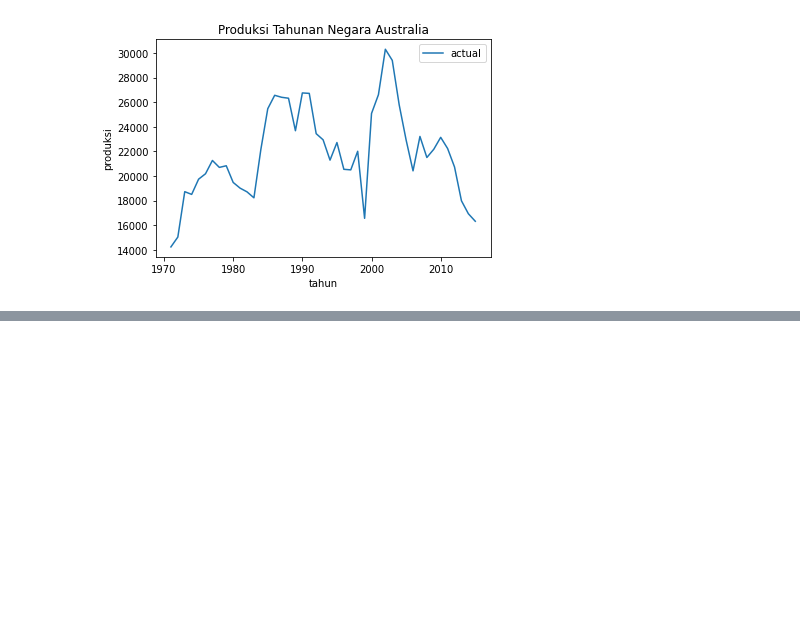
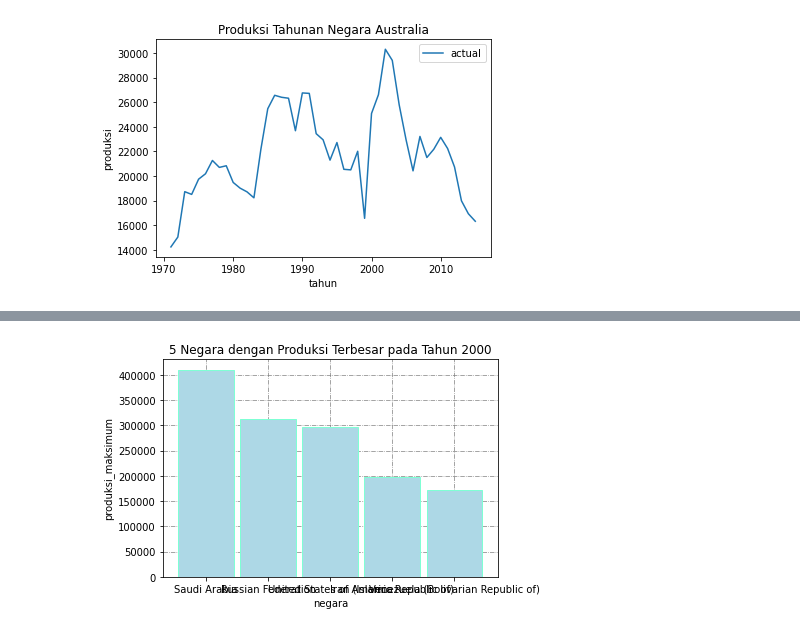
Before and after one commit to pierecnlnd/TutorProkomTM2020ITB, a Jupyter notebook: code_testing.ipynb, the cells around one changed output, grey strips where cells are left out. Saved outputs shown, nothing was run; the diff lists cells and outputs as text; code cells hidden in the pictures; blank space fills up the shorter version.

```diff
--- a/code_testing.ipynb
+++ b/code_testing.ipynb
@@ -32,3 +32,28 @@ plt
 # %% [output]
 <module 'matplotlib.pyplot' from 'c:\\users\\piere\\appdata\\local\\programs\\python\\python38\\lib\\site-packages\\matplotlib\\pyplot.py'>
 [figure]
+# %%
+T = 2000
+B = 5 #banyak negara
+
+df = df[df['tahun']==T]
+kode_negara = df[df['tahun']==T]['kode_negara'].tolist()
+# produksi = df[df['tahun']==T]['produksi'].tolist()
+
+produksi_maks = []
+negara_pertahun = []
+
+kode_negara = list(dict.fromkeys(kode_negara))
+for kode in kode_negara:
+    try:
+        produksi = df[df['kode_negara']==kode]['produksi'].tolist()
+        negara = dfJ[dfJ['alpha-3']==kode]['name'].tolist()[0]
+        produksi_maks.append(max(produksi))
+        negara_pertahun.append(negara)
+    except:
+        continue
+
+dic = {'negara':negara_pertahun,'produksi_maks':produksi_maks}
+df__ = pd.DataFrame(dic)
+df__ = df__.sort_values('produksi_maks',ascending=False).reset_index()
+df__
@@ -34,0 +74,11 @@ plt
+# %%
+# plotting
+plt.title('{B} Negara dengan Produksi Terbesar pada Tahun {T}'.format(B=B,T=T))
+plt.bar(df__['negara'][:B],df__['produksi_maks'][:B],width=0.9, bottom=None, align="center",
+            color="lightblue", edgecolor="aquamarine", data=None, zorder=3)
+plt.grid(True, color="grey", linewidth="0.7", linestyle="-.", zorder=0)
+plt.xlabel('negara')
+plt.ylabel('produksi_maksimum')
+plt.show()
+# %% [output]
+[figure, added]
```
Also changed, not shown: parts of 1 cell of this notebook, 1 other file.
